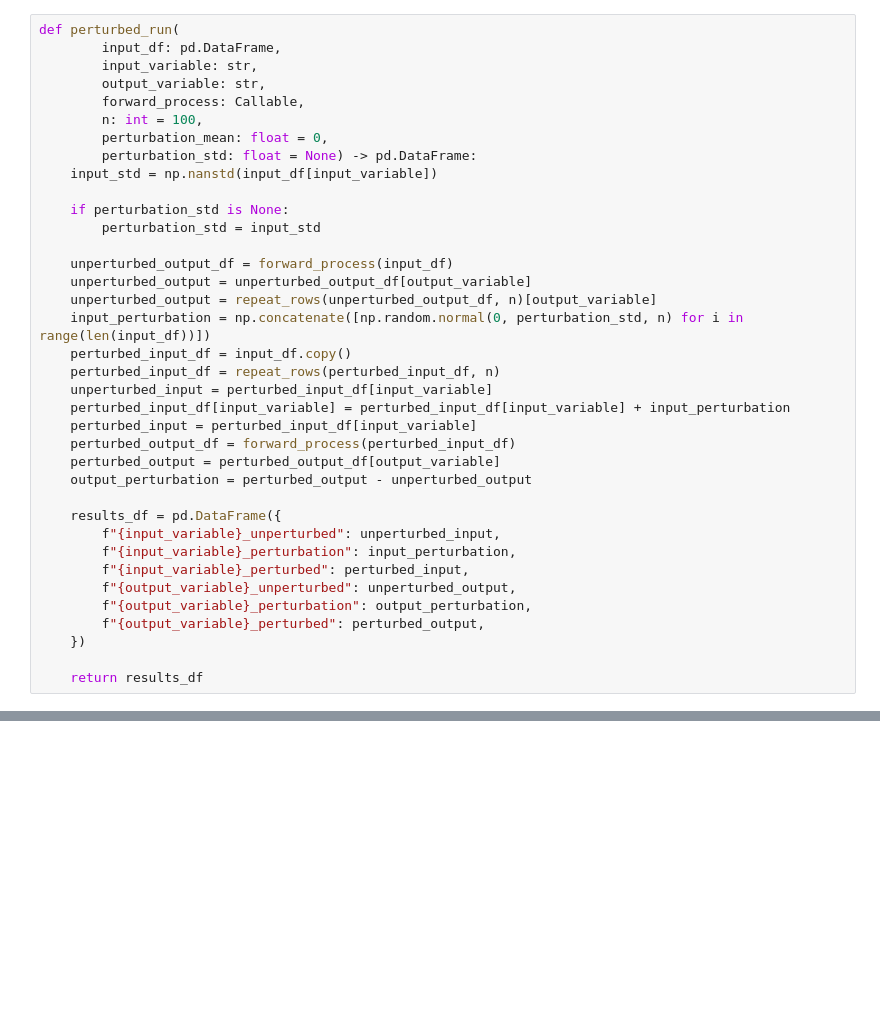
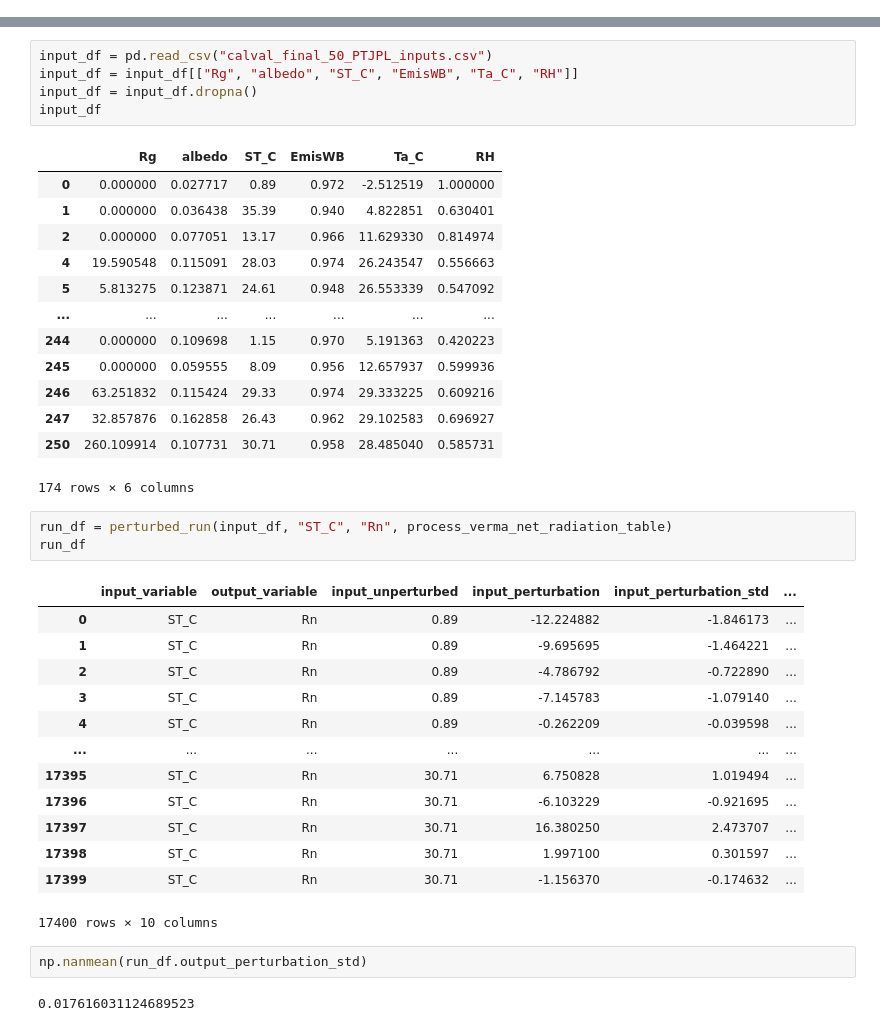
Before and after one commit to JPL-Evapotranspiration-Algorithms/ET-Sensitivity, a Jupyter notebook: Verma Net Radiation Sensitivity.ipynb, the cells around one changed output, grey strips where cells are left out. Cells and saved outputs as stored; diff of their text form; blank space fills up the shorter version.

```diff
--- a/Verma Net Radiation Sensitivity.ipynb
+++ b/Verma Net Radiation Sensitivity.ipynb
@@ -10,37 +7,0 @@ def repeat_rows(df: pd.DataFrame, n: int) -> pd.DataFrame:
-# %%
-def perturbed_run(
-        input_df: pd.DataFrame,
-        input_variable: str,
-        output_variable: str,
-        forward_process: Callable,
-        n: int = 100,
-        perturbation_mean: float = 0,
-        perturbation_std: float = None) -> pd.DataFrame:
-    input_std = np.nanstd(input_df[input_variable])
-
-    if perturbation_std is None:
-        perturbation_std = input_std
-
-    unperturbed_output_df = forward_process(input_df)
-    unperturbed_output = unperturbed_output_df[output_variable]
-    unperturbed_output = repeat_rows(unperturbed_output_df, n)[output_variable]
-    input_perturbation = np.concatenate([np.random.normal(0, perturbation_std, n) for i in range(len(input_df))])
-    perturbed_input_df = input_df.copy()
-    perturbed_input_df = repeat_rows(perturbed_input_df, n)
-    unperturbed_input = perturbed_input_df[input_variable]
-    perturbed_input_df[input_variable] = perturbed_input_df[input_variable] + input_perturbation
-    perturbed_input = perturbed_input_df[input_variable]
-    perturbed_output_df = forward_process(perturbed_input_df)
-    perturbed_output = perturbed_output_df[output_variable]
-    output_perturbation = perturbed_output - unperturbed_output
-
-    results_df = pd.DataFrame({
-        f"{input_variable}_unperturbed": unperturbed_input,
-        f"{input_variable}_perturbation": input_perturbation,
-        f"{input_variable}_perturbed": perturbed_input,
-        f"{output_variable}_unperturbed": unperturbed_output,
-        f"{output_variable}_perturbation": output_perturbation,
-        f"{output_variable}_perturbed": perturbed_output,
-    })
-
-    return results_df
@@ -131,0 +8,40 @@ output variable: LWin
+# %%
+input_df = pd.read_csv("calval_final_50_PTJPL_inputs.csv")
+input_df = input_df[["Rg", "albedo", "ST_C", "EmisWB", "Ta_C", "RH"]]
+input_df = input_df.dropna()
+input_df
+# %% [output]
+|  | Rg | albedo | ST_C | EmisWB | Ta_C | RH |
+| 0 | 0.000000 | 0.027717 | 0.89 | 0.972 | -2.512519 | 1.000000 |
+| 1 | 0.000000 | 0.036438 | 35.39 | 0.940 | 4.822851 | 0.630401 |
+| 2 | 0.000000 | 0.077051 | 13.17 | 0.966 | 11.629330 | 0.814974 |
+| 4 | 19.590548 | 0.115091 | 28.03 | 0.974 | 26.243547 | 0.556663 |
+| 5 | 5.813275 | 0.123871 | 24.61 | 0.948 | 26.553339 | 0.547092 |
+| ... | ... | ... | ... | ... | ... | ... |
+| 244 | 0.000000 | 0.109698 | 1.15 | 0.970 | 5.191363 | 0.420223 |
+| 245 | 0.000000 | 0.059555 | 8.09 | 0.956 | 12.657937 | 0.599936 |
+| 246 | 63.251832 | 0.115424 | 29.33 | 0.974 | 29.333225 | 0.609216 |
+| 247 | 32.857876 | 0.162858 | 26.43 | 0.962 | 29.102583 | 0.696927 |
+| 250 | 260.109914 | 0.107731 | 30.71 | 0.958 | 28.485040 | 0.585731 |
+174 rows × 6 columns
+# %%
+run_df = perturbed_run(input_df, "ST_C", "Rn", process_verma_net_radiation_table)
+run_df
+# %% [output]
+|  | input_variable | output_variable | input_unperturbed | input_perturbation | input_perturbation_std | ... |
+| 0 | ST_C | Rn | 0.89 | -12.224882 | -1.846173 | ... |
+| 1 | ST_C | Rn | 0.89 | -9.695695 | -1.464221 | ... |
+| 2 | ST_C | Rn | 0.89 | -4.786792 | -0.722890 | ... |
+| 3 | ST_C | Rn | 0.89 | -7.145783 | -1.079140 | ... |
+| 4 | ST_C | Rn | 0.89 | -0.262209 | -0.039598 | ... |
+| ... | ... | ... | ... | ... | ... | ... |
+| 17395 | ST_C | Rn | 30.71 | 6.750828 | 1.019494 | ... |
+| 17396 | ST_C | Rn | 30.71 | -6.103229 | -0.921695 | ... |
+| 17397 | ST_C | Rn | 30.71 | 16.380250 | 2.473707 | ... |
+| 17398 | ST_C | Rn | 30.71 | 1.997100 | 0.301597 | ... |
+| 17399 | ST_C | Rn | 30.71 | -1.156370 | -0.174632 | ... |
+17400 rows × 10 columns
+# %%
+np.nanmean(run_df.output_perturbation_std)
+# %% [output]
+0.017616031124689523
```
Also changed, not shown: parts of 7 cells of this notebook, 7 other files.
